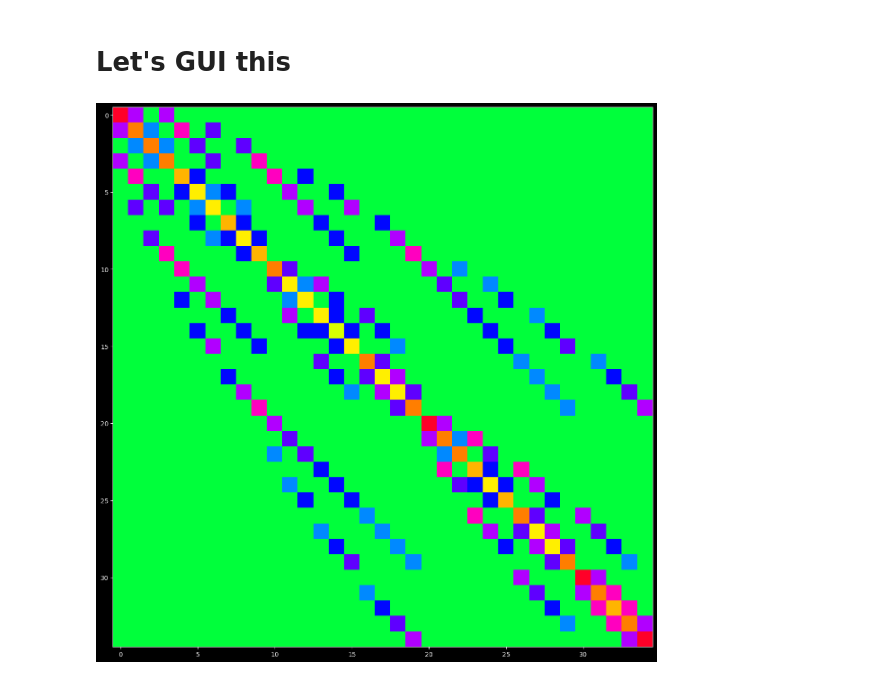
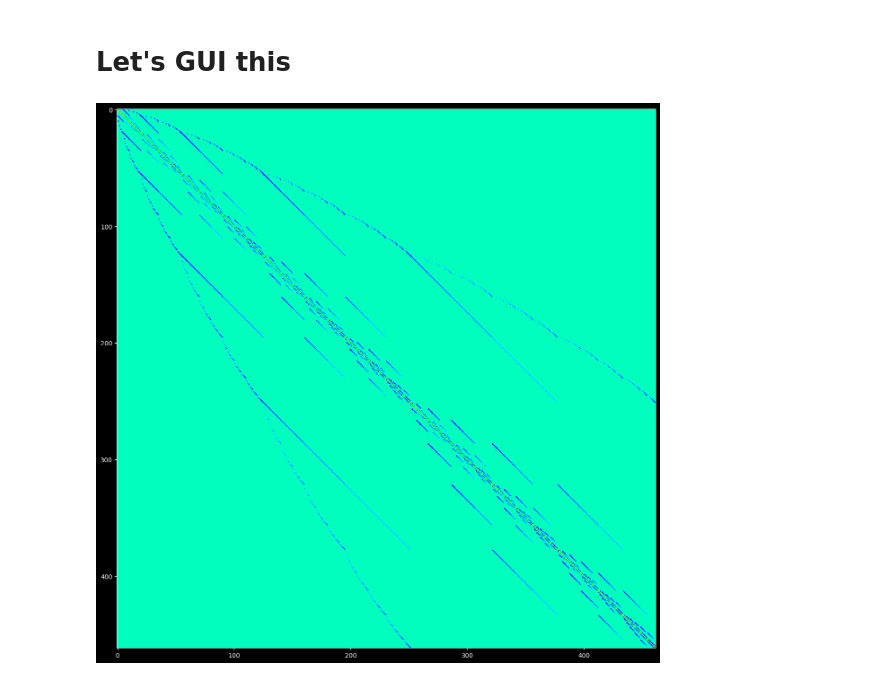
Before and after one commit to dcthecook/Many_Body_Theory, a Jupyter notebook: Bose_Hubbard_Model.ipynb, the cells around one changed output. Cells and saved outputs as stored; diff of their text form; code cells hidden in the pictures.

```diff
--- a/Bose_Hubbard_Model.ipynb
+++ b/Bose_Hubbard_Model.ipynb
@@ -381,8 +377,8 @@ plt.style.use('dark_background')
 #####################
 #####################
 
-ham = Bose_Hubbard(6, 6, 1, -0.15, 0.08)
-space_size = basis_size_python(6,6)
-print("\nsize of basis for 6 Bosons in 7 lattice Sites is:", space_size)
-print("\nthe hopping term t is set to 1, the interaction Potential U at -1, the chemical potential at 0.5")
+ham = Bose_Hubbard(7, 7, 1, -0.15, 0.08)
+space_size = basis_size_python(7,7)
+print("\nsize of basis for 6 Bosons in 6 lattice Sites is:", space_size,"\ntotal nr of elements:", space_size**2)
+print("\nthe hopping term t is set to 1, the interaction Potential U at -0.15, the chemical potential at 0.08")
 # %% [output]
@@ -535,8 +720,11 @@ def get_hamiltonian():
     has_run = True
     basis_size = hamiltonian.shape[0]
     total_elements = basis_size**2
-    fetch_rate = int(total_elements/elapsed_time)
-    message = f"Hamiltonian calculation completed in\n {elapsed_time:.6f} \nseconds.\nfetch rate: {fetch_rate} elements per second\ntotal number of elements: {total_elements}"
+    if elapsed_time != 0:
+        fetch_rate = int(total_elements/elapsed_time)
+    else:
+        fetch_rate = "~~time interval too short~~"
+    message = f"Hamiltonian calculation completed in\n {elapsed_time:.6f} \nseconds.\nfetch rate: {fetch_rate} elements/second\ntotal number of elements: {total_elements}"
     tk.messagebox.showinfo("Calculation Complete", message)
 
 def diagonalize():
@@ -659,31 +847,31 @@ get_hamiltonian_button.pack(anchor='nw')
 display_button = tk.Button(root, text="Display Hamiltonian", command=display_hamiltonian, width=20)
 display_button.pack(anchor='nw')
 # Create a label to display the current numbers
 current_numbers_label = tk.Label(root, text=f"Current Numbers:\n Bosons: {bosons}\n Sites: {sites}\n Interaction Potential: {interaction_potential}\n Chemical Potential: {chemical_potential}\n Hopping Term: {t}")
 current_numbers_label.pack(anchor='nw')
 
 #further commands
 
 diagonalize_button = tk.Button(root, text="exact diagonalization", width=20)
 diagonalize_button.pack(anchor='nw')
 
 display_eigenvalues_button = tk.Button(root, text="display eigenvalues", width=20)
 display_eigenvalues_button.pack(anchor='nw')
 
 display_eigenvectors_button = tk.Button(root, text="display eigenvectors", width=20)
 display_eigenvectors_button.pack(anchor='nw')
 
 #label for truncation term and its button
 truncate_label = tk.Label(root, text=f"first k eigenvalues:")
 truncate_label.pack(anchor='nw')
 truncate_entry = tk.Entry(root)
 truncate_entry.pack(anchor='nw')
 
 apply_truncation_button = tk.Button(root, text="Apply truncation", command=set_truncation, width=20)
 apply_truncation_button.pack(anchor='nw')
 
 
 # Start the GUI loop
 root.mainloop()
 # %% [output]
-[figure, old version]
+[figure, new version]
```
Also changed, not shown: parts of 10 cells of this notebook.
